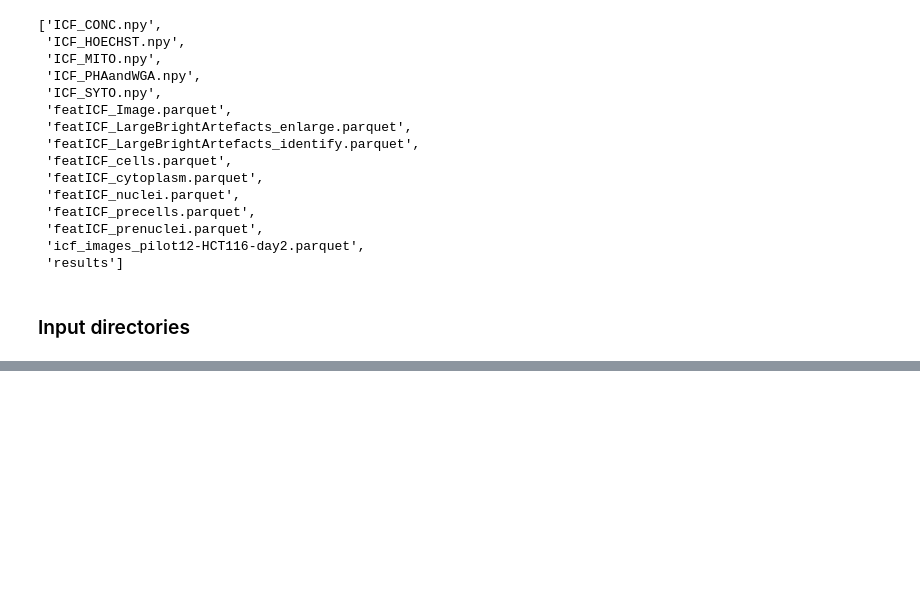
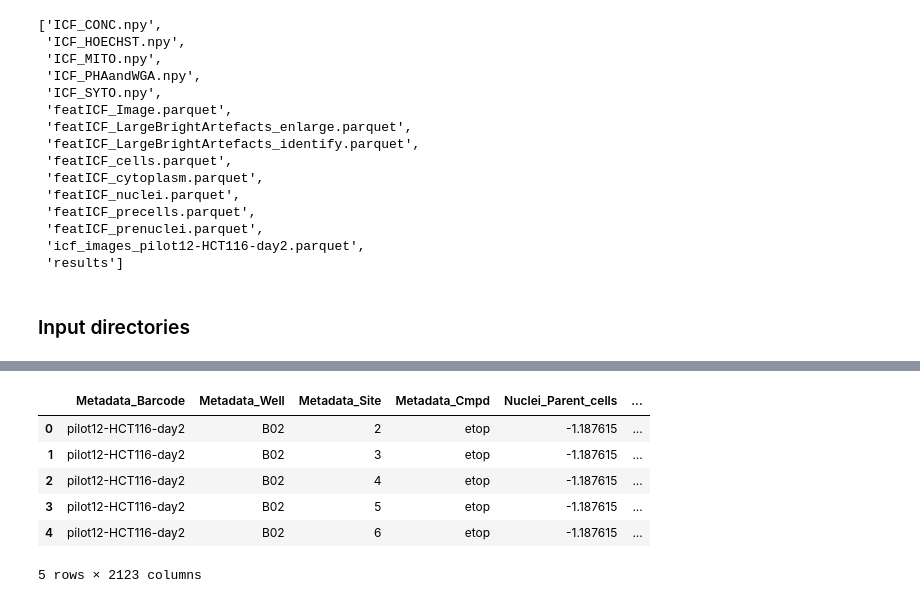
Before and after one commit to pharmbio/colopaint3D, a Jupyter notebook: notebooks/1_featureSorting.ipynb, the cells around one changed output, grey strips where cells are left out. Cells and saved outputs as stored; diff of their text form; code cells hidden in the pictures; blank space fills up the shorter version.

```diff
--- a/notebooks/1_featureSorting.ipynb
+++ b/notebooks/1_featureSorting.ipynb
@@ -22,7 +22,7 @@ pd.set_option("display.max_rows", 1000)
 
 # BaseDir = '/share/data/analyses/christa/colopaint3D/pilots1-10/results_spheroid'
 BaseImgDir = '/share/mikro2/nikon/spheroid-test/pilot12-HCT116-day2/'
-BaseDir = '/share/data/cellprofiler/automation/results/pilot12-HCT116-day2/3797/5110'
+BaseDir = '/share/data/cellprofiler/automation/results/pilot12-HCT116-day2/3797/5112'
 sorted(os.listdir(BaseDir))
 # %% [output]
 ['ICF_CONC.npy',
@@ -229,0 +250,10 @@ Current date and time :
+# %%
+df.head()
+# %% [output]
+|  | Metadata_Barcode | Metadata_Well | Metadata_Site | Metadata_Cmpd | Nuclei_Parent_cells | ... |
+| 0 | pilot12-HCT116-day2 | B02 | 2 | etop | -1.187615 | ... |
+| 1 | pilot12-HCT116-day2 | B02 | 3 | etop | -1.187615 | ... |
+| 2 | pilot12-HCT116-day2 | B02 | 4 | etop | -1.187615 | ... |
+| 3 | pilot12-HCT116-day2 | B02 | 5 | etop | -1.187615 | ... |
+| 4 | pilot12-HCT116-day2 | B02 | 6 | etop | -1.187615 | ... |
+5 rows × 2123 columns
```
Also changed, not shown: parts of 9 cells of this notebook, 14 other files.
